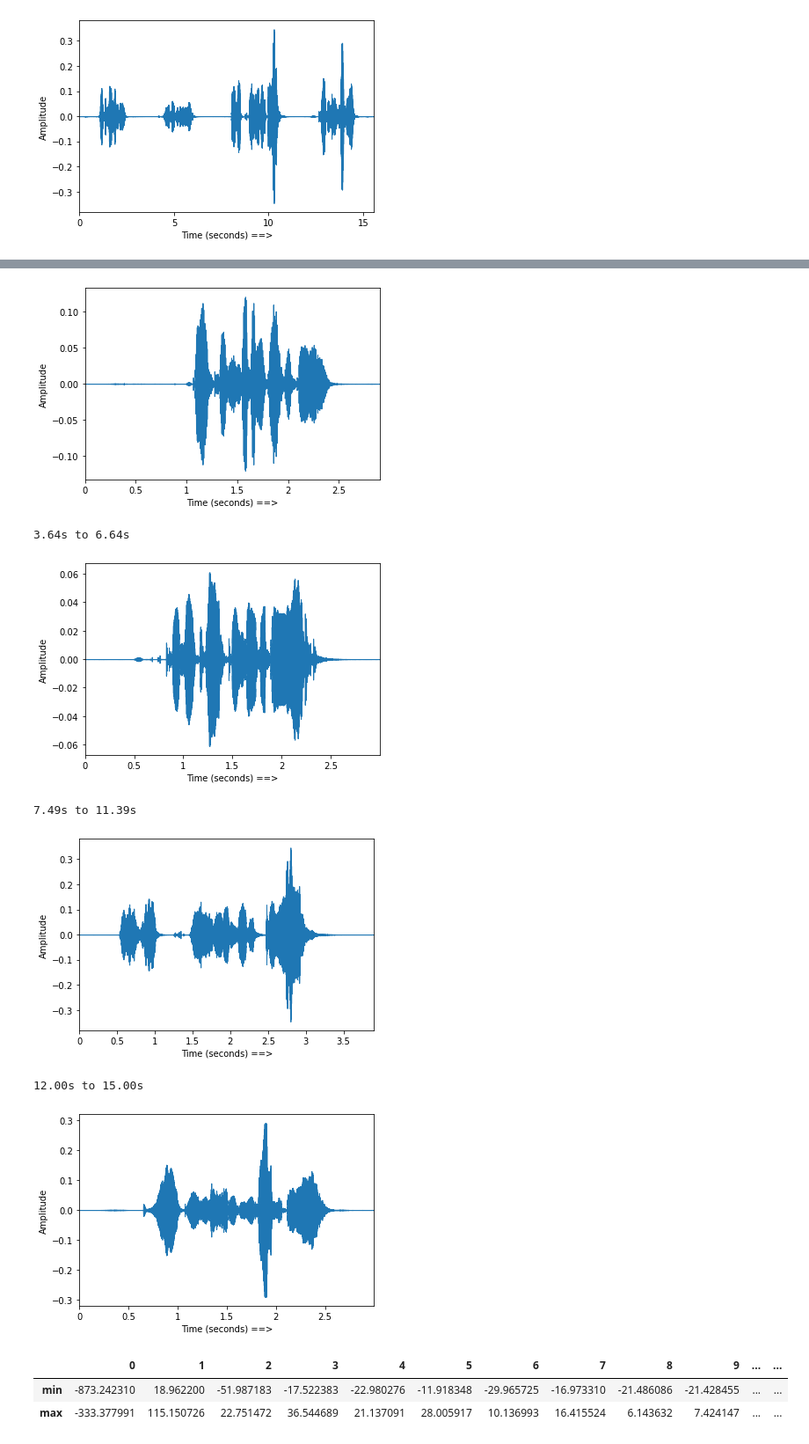
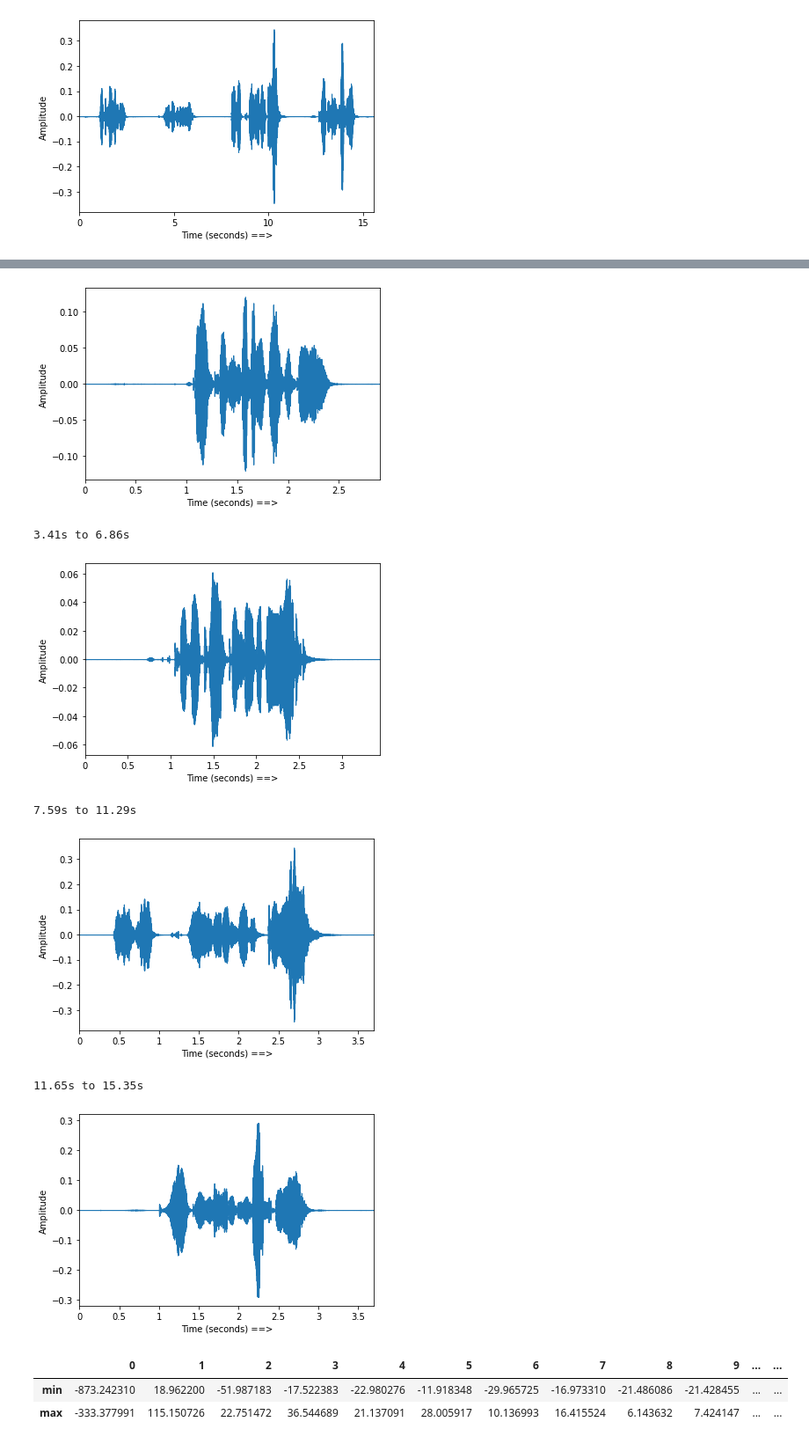
Before and after one commit to ABHISHEK03312/Speech_Emotion_recognition, a Jupyter notebook: Audio Splitting and Clustering.ipynb, the cells around one changed output, grey strips where cells are left out. Shown at 88% size. Drawn from its saved outputs; the diff is of its cells as text; code cells hidden in the pictures.

Commit message:
integrated models, fixed clip length bug

```diff
--- a/Audio Splitting and Clustering.ipynb
+++ b/Audio Splitting and Clustering.ipynb
@@ -66,37 +66,41 @@ def get_feature_vector(y, sr):
 # %%
 audio_features = []
 print("Using sr:", sr)
 for i in range(nonMuteSections.shape[0]):
     current_slice_len = nonMuteSections[i][1]-nonMuteSections[i][0]
-    ideal_len = 3*sr  # 3 second ideal clip len
+    ideal_len = int(3.7*sr)  # 3.7 second ideal clip len
     # finding maximum possible delta to add to both sides to make a clip have as close to 3s length as possible
     if ideal_len>current_slice_len:
         delta = int((ideal_len-current_slice_len)/2)
         delta = min(delta, nonMuteSections[i][0])
         delta = min(delta, (len(x)-1-nonMuteSections[i][1]))
         # making sure we don't add more than 0.5s, since that could spill over into another person's voice
         delta = min(sr//2, delta)  # assuming split was made on 0.5s of silence as minimum
+    else:
+        delta = 0
+    if current_slice_len+2*delta < 2*sr:  # probably random noise, clip is too small even with delta
+        continue
     slice=x[nonMuteSections[i][0]-delta:nonMuteSections[i][1]+delta]
     print('{:.2f}s to {:.2f}s'.format((nonMuteSections[i][0]-delta)/sr, (nonMuteSections[i][1]+delta)/sr))
     feature_vector = get_feature_vector(slice, sr)
     audio_features.append(feature_vector)
 
     # displaying waveform of slice
     plt.figure()
     display.waveplot(y=slice, sr=sr)
     plt.xlabel("Time (seconds) ==>")
     plt.ylabel("Amplitude")
     plt.show()
 # %% [output]
 Using sr: 48000
 0.00s to 2.90s
 [figure]
-3.64s to 6.64s
+3.41s to 6.86s
-[figure, old version]
+[figure, new version]
-7.49s to 11.39s
+7.59s to 11.29s
-[figure, old version]
+[figure, new version]
-12.00s to 15.00s
+11.65s to 15.35s
-[figure, old version]
+[figure, new version]
 # %%
 minMax = pd.read_pickle('Speaker_Classification_data/minMax.df')
 minMax
```
Also changed, not shown: 3 other files.
